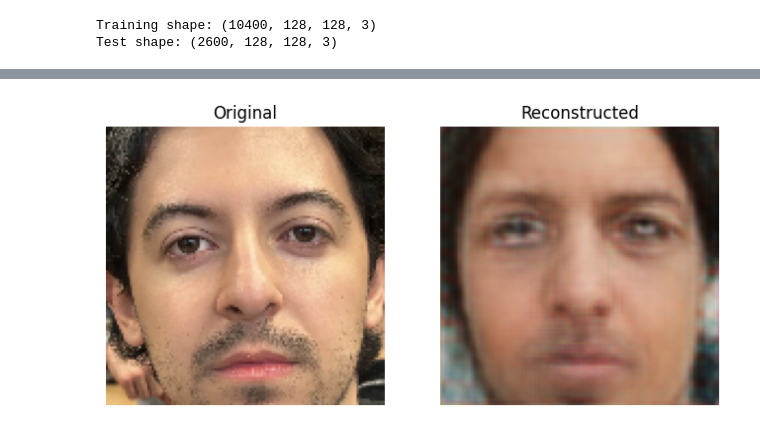
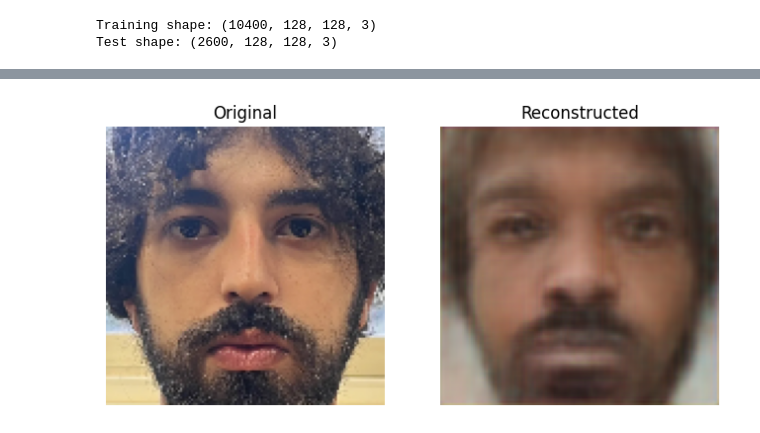
Before and after one commit to jjparrad/face_filters, a Jupyter notebook: src/Notebooks/face_filters.ipynb, the cells around one changed output, grey strips where cells are left out. Saved outputs shown, nothing was run; the diff lists cells and outputs as text; code cells hidden in the pictures.

```diff
--- a/src/Notebooks/face_filters.ipynb
+++ b/src/Notebooks/face_filters.ipynb
@@ -119,27 +184,27 @@ To enable the following instructions: AVX2 AVX_VNNI FMA, in other operations, re
 # %%
-from keras.saving import register_keras_serializable
+# from keras.saving import register_keras_serializable
 
-encoder_inputs = keras.Input(shape=(128, 128, 3))
+# encoder_inputs = keras.Input(shape=(128, 128, 3))
 
-x = layers.Conv2D(16, 3, strides=2, padding="same", activation="relu")(encoder_inputs)
-x = layers.Conv2D(32, 3, strides=2, padding="same", activation="relu")(x)
-x = layers.Conv2D(64, 3, strides=2, padding="same", activation="relu")(x)
-x = layers.Conv2D(128, 3, strides=2, padding="same", activation="relu")(x)
+# x = layers.Conv2D(16, 3, strides=2, padding="same", activation="relu")(encoder_inputs)
+# x = layers.Conv2D(32, 3, strides=2, padding="same", activation="relu")(x)
+# x = layers.Conv2D(64, 3, strides=2, padding="same", activation="relu")(x)
+# x = layers.Conv2D(128, 3, strides=2, padding="same", activation="relu")(x)
 
-x = layers.Flatten()(x)
-x = layers.Dense(256, activation="relu")(x)
+# x = layers.Flatten()(x)
+# x = layers.Dense(256, activation="relu")(x)
 
-z_mean = layers.Dense(latent_dim)(x)
-z_log_var = layers.Dense(latent_dim)(x)
+# z_mean = layers.Dense(latent_dim)(x)
+# z_log_var = layers.Dense(latent_dim)(x)
 
 
-@register_keras_serializable()
-def sampling(args):
-    mean, log_var = args
-    epsilon = tf.random.normal(shape=tf.shape(mean))
-    return mean + tf.exp(0.5 * log_var) * epsilon
+# @register_keras_serializable()
+# def sampling(args):
+#     mean, log_var = args
+#     epsilon = tf.random.normal(shape=tf.shape(mean))
+#     return mean + tf.exp(0.5 * log_var) * epsilon
 
-z = layers.Lambda(sampling)([z_mean, z_log_var])
+# z = layers.Lambda(sampling)([z_mean, z_log_var])
 
-encoder = keras.Model(encoder_inputs, [z_mean, z_log_var, z], name="encoder")
-encoder.summary()
+# encoder = keras.Model(encoder_inputs, [z_mean, z_log_var, z], name="encoder")
+# encoder.summary()
@@ -453,27 +494,27 @@ plt.show()
 # %%
-img_path = "../Images/JJ.jpg"
+img_path = "../Images/Andrew.jpg"
 
 # Preprocess
 face = preprocess_image(img_path)[0]
 face_batch = np.expand_dims(face, axis=0)  # shape (1, H, W, C)
 
 # Encode & decode
 z_mean, z_log_var, z = vae.encoder(face_batch)
 decoded_imgs = vae.decoder(z)  # still a batch of 1
 
 # Plot original vs reconstructed
 plt.figure(figsize=(8, 4))
 
 plt.subplot(1, 2, 1)
 plt.imshow(face)
 plt.title("Original")
 plt.axis("off")
 
 plt.subplot(1, 2, 2)
 plt.imshow(decoded_imgs[0])
 plt.title("Reconstructed")
 plt.axis("off")
 
 plt.show()
 # %% [output]
-[figure, old version]
+[figure, new version]
```
Also changed, not shown: parts of 7 cells of this notebook, 3 other files.
